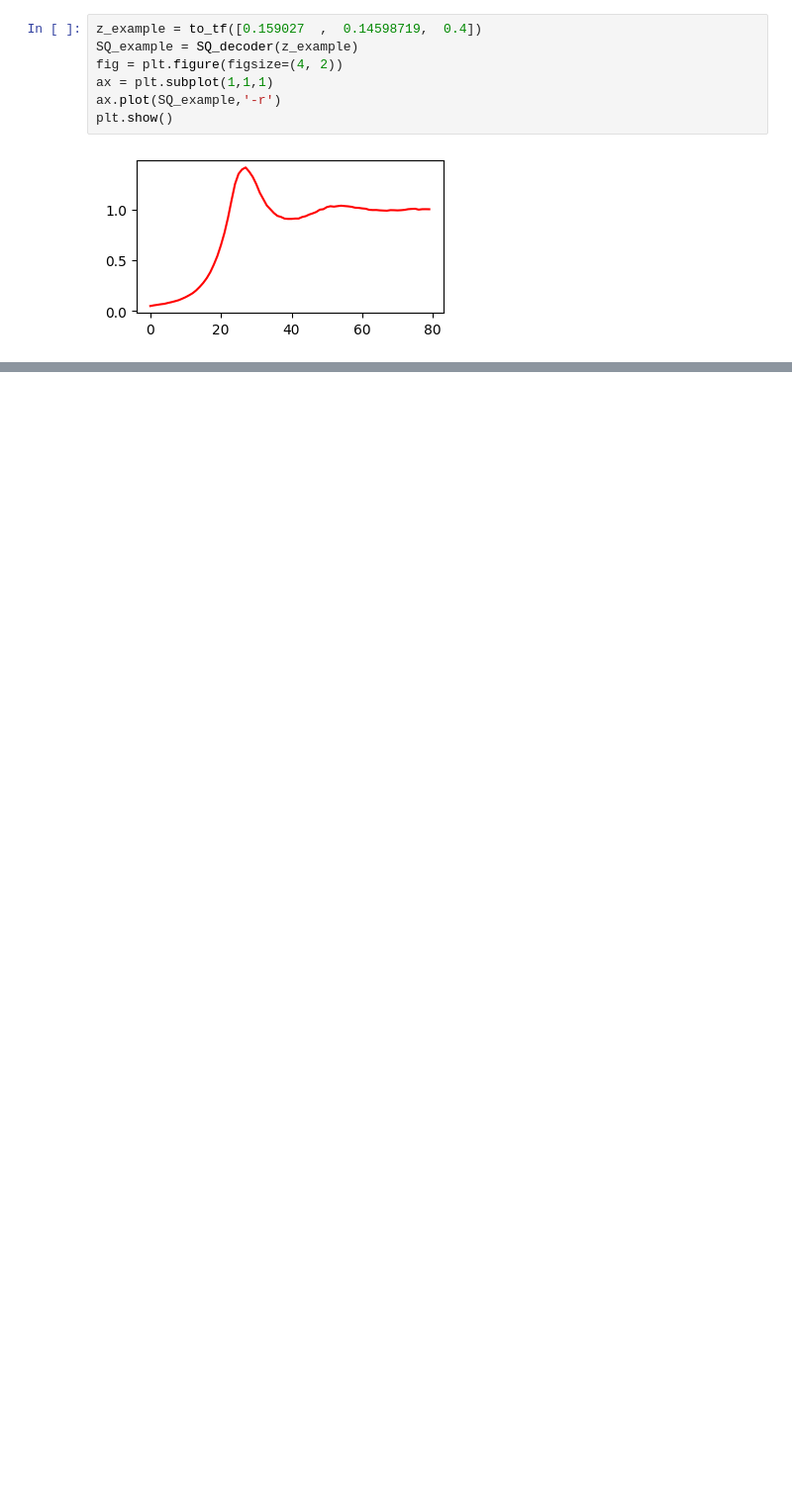
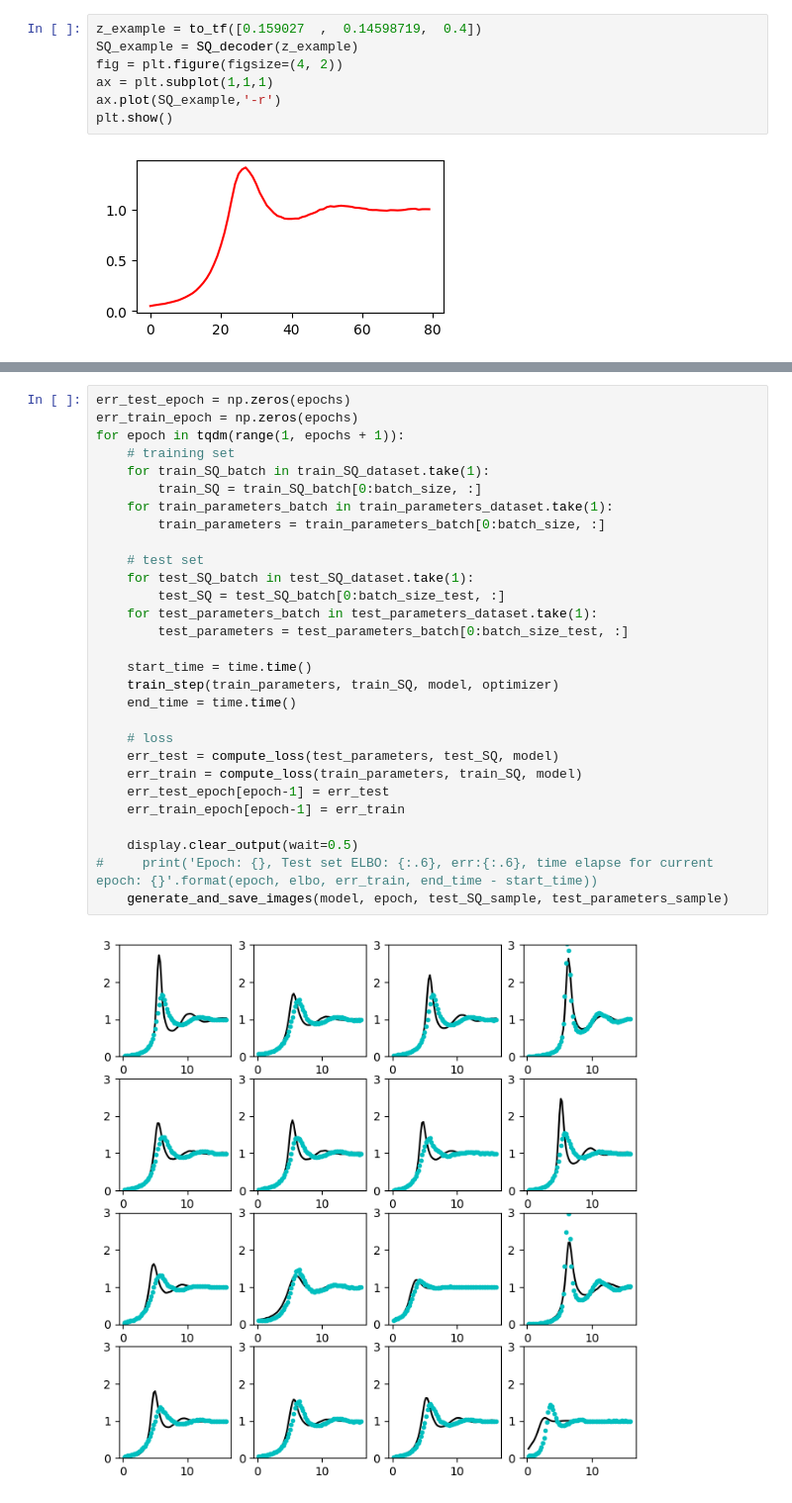
Before and after one commit to ch-tung/SQ_VAE, a Jupyter notebook: direct_param_SQ/test_param_SQ.ipynb, the cells around one changed output, grey strips where cells are left out. Shown at 99% size. Drawn from its saved outputs; the diff is of its cells as text; blank space fills up the shorter version.

```diff
--- a/direct_param_SQ/test_param_SQ.ipynb
+++ b/direct_param_SQ/test_param_SQ.ipynb
@@ -178,0 +415,31 @@ _________________________________________________________________
+# %%
+err_test_epoch = np.zeros(epochs)
+err_train_epoch = np.zeros(epochs)
+for epoch in tqdm(range(1, epochs + 1)):
+    # training set
+    for train_SQ_batch in train_SQ_dataset.take(1):
+        train_SQ = train_SQ_batch[0:batch_size, :]
+    for train_parameters_batch in train_parameters_dataset.take(1):
+        train_parameters = train_parameters_batch[0:batch_size, :]
+
+    # test set
+    for test_SQ_batch in test_SQ_dataset.take(1):
+        test_SQ = test_SQ_batch[0:batch_size_test, :]
+    for test_parameters_batch in test_parameters_dataset.take(1):
+        test_parameters = test_parameters_batch[0:batch_size_test, :]
+
+    start_time = time.time()
+    train_step(train_parameters, train_SQ, model, optimizer)
+    end_time = time.time()
+
+    # loss
+    err_test = compute_loss(test_parameters, test_SQ, model)
+    err_train = compute_loss(train_parameters, train_SQ, model)
+    err_test_epoch[epoch-1] = err_test
+    err_train_epoch[epoch-1] = err_train
+
+    display.clear_output(wait=0.5)
+#     print('Epoch: {}, Test set ELBO: {:.6}, err:{:.6}, time elapse for current epoch: {}'.format(epoch, elbo, err_train, end_time - start_time))
+    generate_and_save_images(model, epoch, test_SQ_sample, test_parameters_sample)
+# %% [output]
+[figure, added]
```
Also changed, not shown: parts of 26 cells of this notebook.
